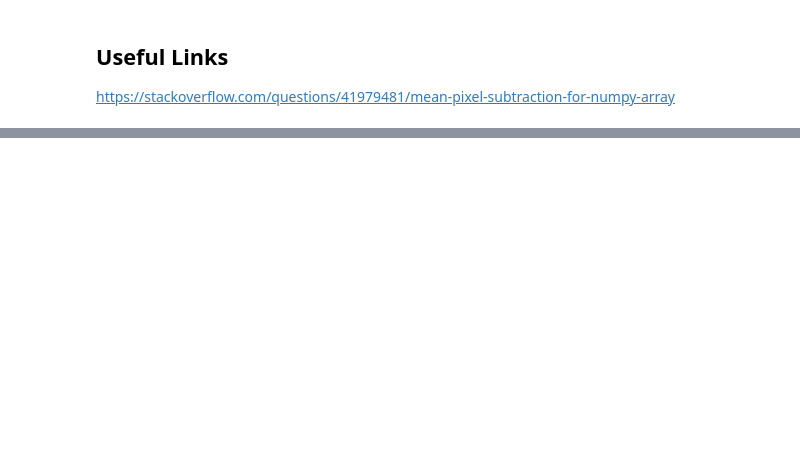
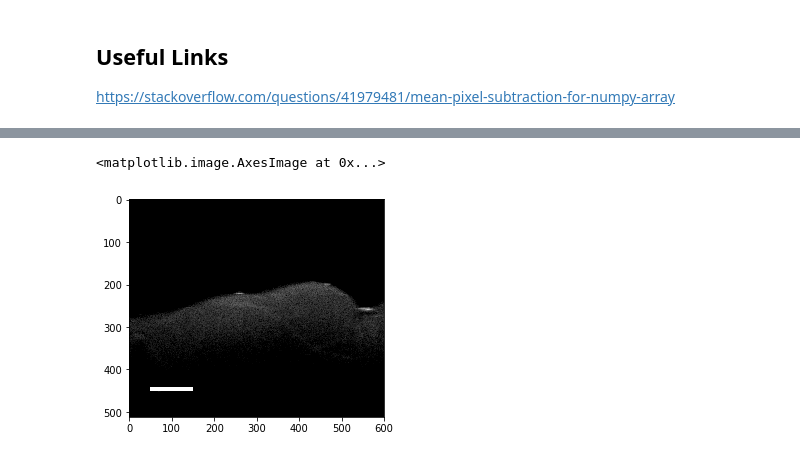
Before and after one commit to simasima121/relaynet_pytorch, a Jupyter notebook: Normalise.ipynb, the cells around one changed output, grey strips where cells are left out. Saved outputs shown, nothing was run; the diff lists cells and outputs as text; code cells hidden in the pictures; blank space fills up the shorter version.

```diff
--- a/Normalise.ipynb
+++ b/Normalise.ipynb
@@ -43,0 +157,5 @@ def list_all_files(directory):
+# %%
+plt.imshow(raw_images[3])
+# %% [output]
+<matplotlib.image.AxesImage at 0x...>
+[figure, added]
```
Also changed, not shown: parts of 18 cells of this notebook, 5 other files.
